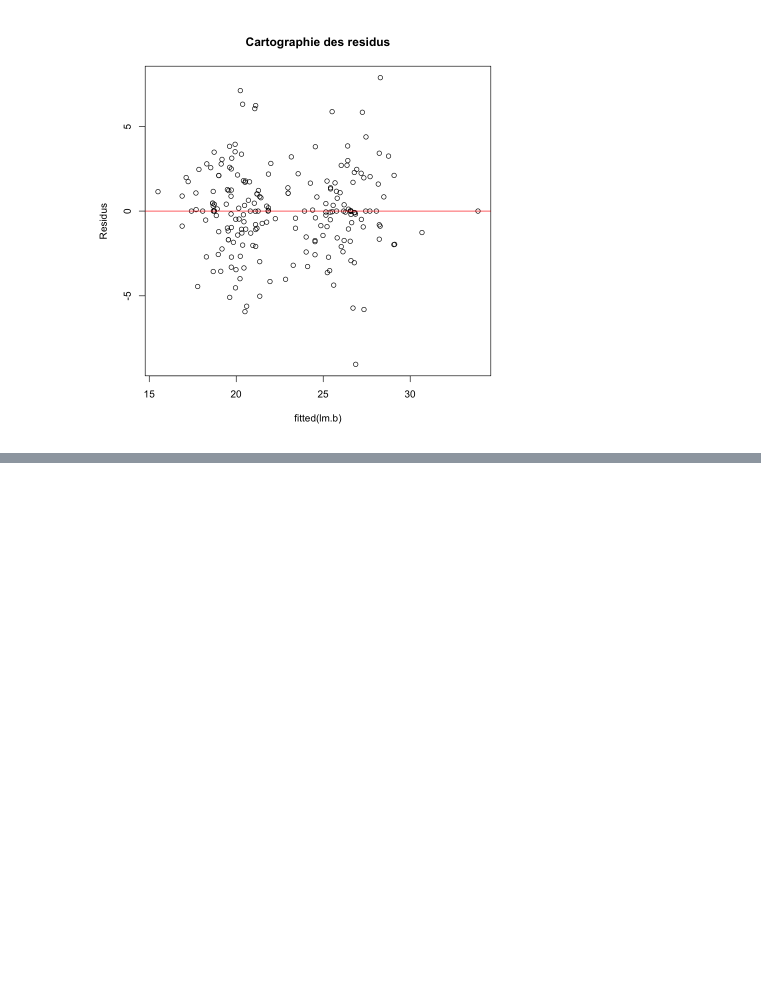
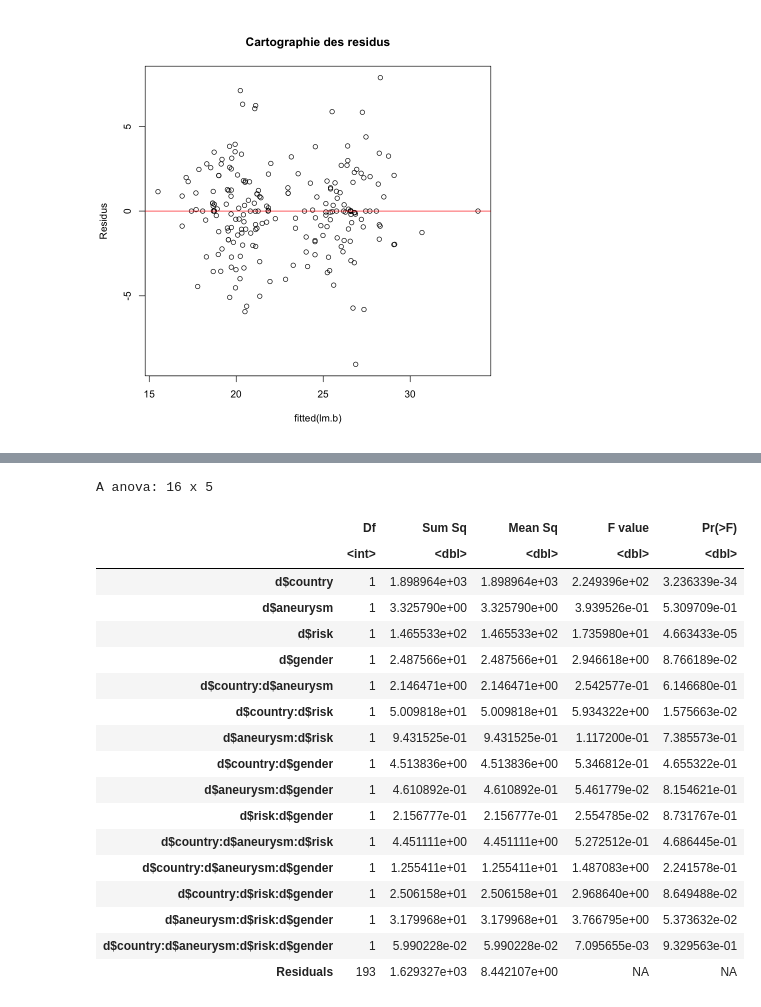
Before and after one commit to JulieLasry/Statistiques_article, a Jupyter notebook: Stats_article.ipynb, the cells around one changed output, grey strips where cells are left out. Saved outputs shown, nothing was run; the diff lists cells and outputs as text; code cells hidden in the pictures; blank space fills up the shorter version.

```diff
--- a/Stats_article.ipynb
+++ b/Stats_article.ipynb
@@ -178,0 +258,22 @@ library(car)
+# %%
+anova(lm(d$bmi~d$country*d$aneurysm*d$risk*d$gender,data=d))
+# %% [output]
+A anova: 16 x 5
+|  | Df | Sum Sq | Mean Sq | F value | Pr(>F) |
+|  | <int> | <dbl> | <dbl> | <dbl> | <dbl> |
+| d$country | 1 | 1.898964e+03 | 1.898964e+03 | 2.249396e+02 | 3.236339e-34 |
+| d$aneurysm | 1 | 3.325790e+00 | 3.325790e+00 | 3.939526e-01 | 5.309709e-01 |
+| d$risk | 1 | 1.465533e+02 | 1.465533e+02 | 1.735980e+01 | 4.663433e-05 |
+| d$gender | 1 | 2.487566e+01 | 2.487566e+01 | 2.946618e+00 | 8.766189e-02 |
+| d$country:d$aneurysm | 1 | 2.146471e+00 | 2.146471e+00 | 2.542577e-01 | 6.146680e-01 |
+| d$country:d$risk | 1 | 5.009818e+01 | 5.009818e+01 | 5.934322e+00 | 1.575663e-02 |
+| d$aneurysm:d$risk | 1 | 9.431525e-01 | 9.431525e-01 | 1.117200e-01 | 7.385573e-01 |
+| d$country:d$gender | 1 | 4.513836e+00 | 4.513836e+00 | 5.346812e-01 | 4.655322e-01 |
+| d$aneurysm:d$gender | 1 | 4.610892e-01 | 4.610892e-01 | 5.461779e-02 | 8.154621e-01 |
+| d$risk:d$gender | 1 | 2.156777e-01 | 2.156777e-01 | 2.554785e-02 | 8.731767e-01 |
+| d$country:d$aneurysm:d$risk | 1 | 4.451111e+00 | 4.451111e+00 | 5.272512e-01 | 4.686445e-01 |
+| d$country:d$aneurysm:d$gender | 1 | 1.255411e+01 | 1.255411e+01 | 1.487083e+00 | 2.241578e-01 |
+| d$country:d$risk:d$gender | 1 | 2.506158e+01 | 2.506158e+01 | 2.968640e+00 | 8.649488e-02 |
+| d$aneurysm:d$risk:d$gender | 1 | 3.179968e+01 | 3.179968e+01 | 3.766795e+00 | 5.373632e-02 |
+| d$country:d$aneurysm:d$risk:d$gender | 1 | 5.990228e-02 | 5.990228e-02 | 7.095655e-03 | 9.329563e-01 |
+| Residuals | 193 | 1.629327e+03 | 8.442107e+00 | NA | NA |
```
Also changed, not shown: parts of 14 cells of this notebook.
